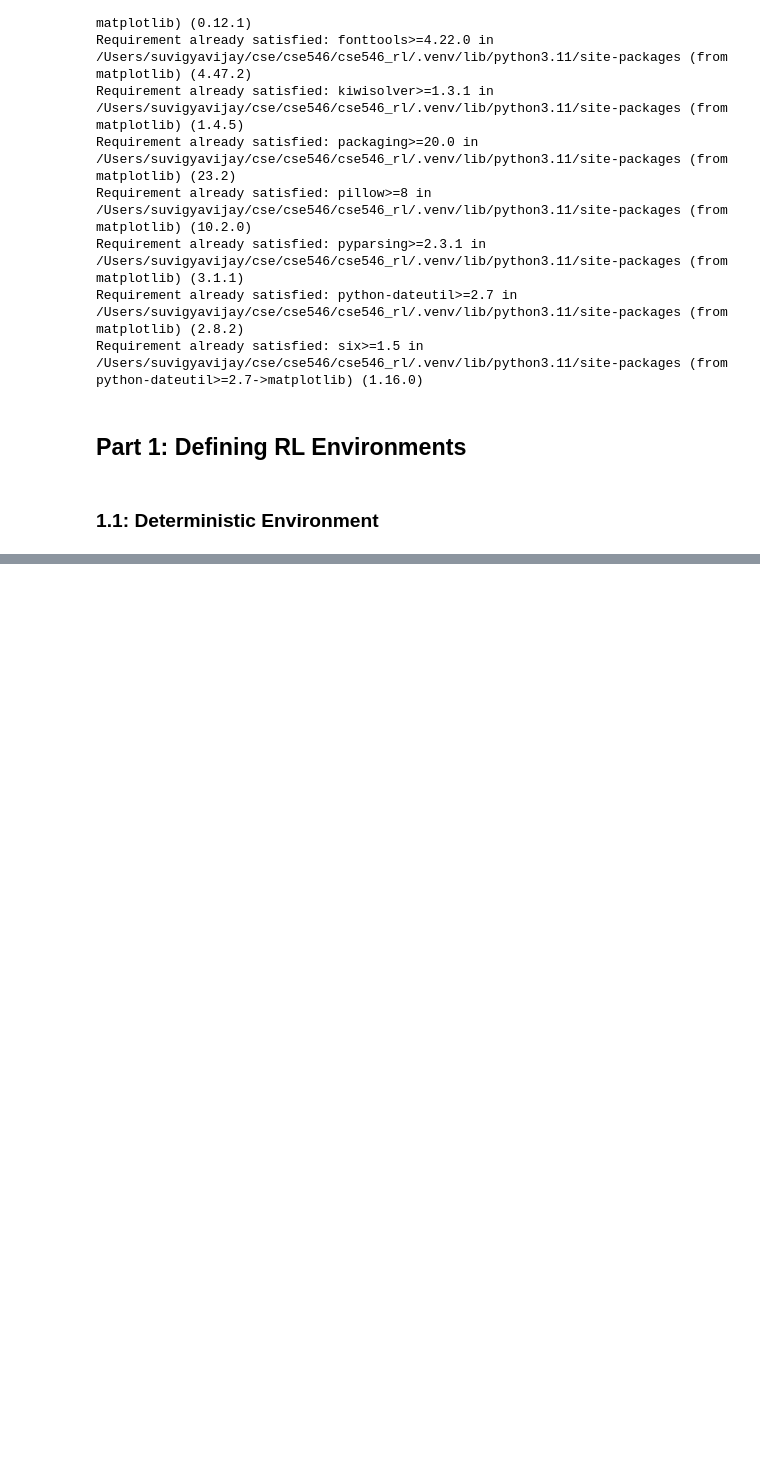
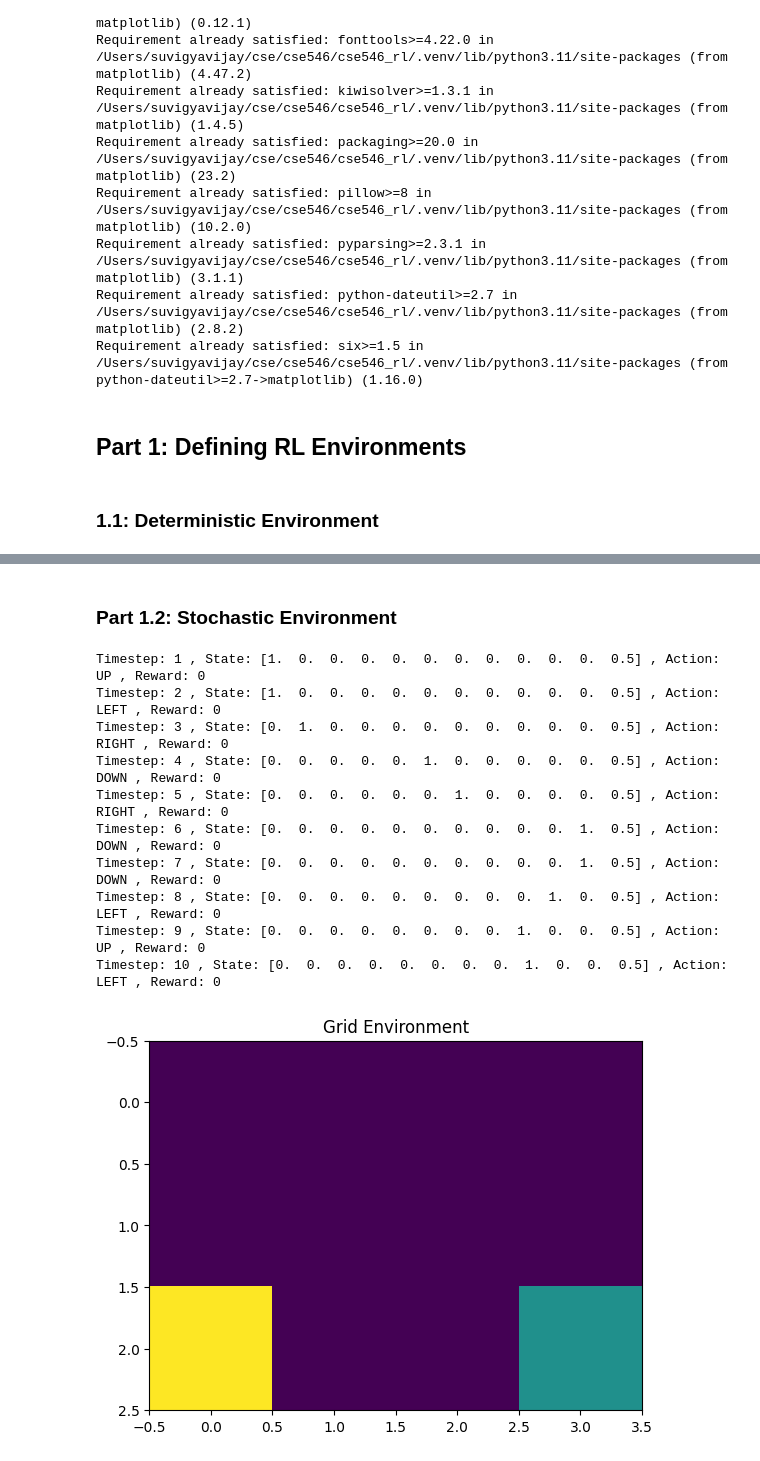
Before and after one commit to suvigyavijay/cse546_rl, a Jupyter notebook: assignment1/part1.ipynb, the cells around one changed output, grey strips where cells are left out. Drawn from its saved outputs; the diff is of its cells as text; code cells hidden in the pictures; blank space fills up the shorter version.

Commit message:
stochastic env

```diff
--- a/assignment1/part1.ipynb
+++ b/assignment1/part1.ipynb
@@ -171,0 +172,52 @@ Timestep: 10 , State: [0.  0.  0.  0.  0.  0.  0.  0.  0.  1.  0.  0.5] , Action
+# %% [markdown]
+### Part 1.2: Stochastic Environment
+# %%
+"""
+Definition of the Stochastic Grid Env class.
+Extend the DeterministicGridEnv class to include stochasticity in the environment.
+"""
+class StochasticGridEnv(DeterministicGridEnv):
+  def __init__(self, rows, cols, max_timesteps, agent_pos, goal_pos, rewards_map, p_stochastic):
+    super().__init__(rows, cols, max_timesteps, agent_pos, goal_pos, rewards_map)
+    self.p_stochastic = p_stochastic
+
+  def step(self, action):
+    if np.random.rand() < self.p_stochastic:
+      action = np.random.choice(self.action_space.n)
+
+    return super().step(action)
+# %%
+# Define 4 rewards for the agent to collect
+rewards_map = {
+    (0, 1): 1,
+    (1, 1): 3,
+    (2, 1): -2,
+    (2, 3): 10
+}
+
+# Initialize the environment
+env = StochasticGridEnv(3, 4, 10, [0, 0], [2, 3], rewards_map, 0.5)
+
+# Initialize the agent
+agent = RandomAgent(env)
+# %%
+obs, info = env.reset()
+terminated, truncated = False, False
+
+for _ in range(10):
+    action = agent.step(obs)
+    obs, reward, terminated, truncated, info = env.step(action)
+    print('Timestep:', env.timestep, ', State:', obs, ', Action:', Action(action).name, ', Reward:', reward)
+    env.render()
+# %% [output]
+Timestep: 1 , State: [1.  0.  0.  0.  0.  0.  0.  0.  0.  0.  0.  0.5] , Action: UP , Reward: 0
+Timestep: 2 , State: [1.  0.  0.  0.  0.  0.  0.  0.  0.  0.  0.  0.5] , Action: LEFT , Reward: 0
+Timestep: 3 , State: [0.  1.  0.  0.  0.  0.  0.  0.  0.  0.  0.  0.5] , Action: RIGHT , Reward: 0
+Timestep: 4 , State: [0.  0.  0.  0.  0.  1.  0.  0.  0.  0.  0.  0.5] , Action: DOWN , Reward: 0
+Timestep: 5 , State: [0.  0.  0.  0.  0.  0.  1.  0.  0.  0.  0.  0.5] , Action: RIGHT , Reward: 0
+Timestep: 6 , State: [0.  0.  0.  0.  0.  0.  0.  0.  0.  0.  1.  0.5] , Action: DOWN , Reward: 0
+Timestep: 7 , State: [0.  0.  0.  0.  0.  0.  0.  0.  0.  0.  1.  0.5] , Action: DOWN , Reward: 0
+Timestep: 8 , State: [0.  0.  0.  0.  0.  0.  0.  0.  0.  1.  0.  0.5] , Action: LEFT , Reward: 0
+Timestep: 9 , State: [0.  0.  0.  0.  0.  0.  0.  0.  1.  0.  0.  0.5] , Action: UP , Reward: 0
+Timestep: 10 , State: [0.  0.  0.  0.  0.  0.  0.  0.  1.  0.  0.  0.5] , Action: LEFT , Reward: 0
+[figure, added]
```
Also changed, not shown: parts of 2 cells of this notebook.
